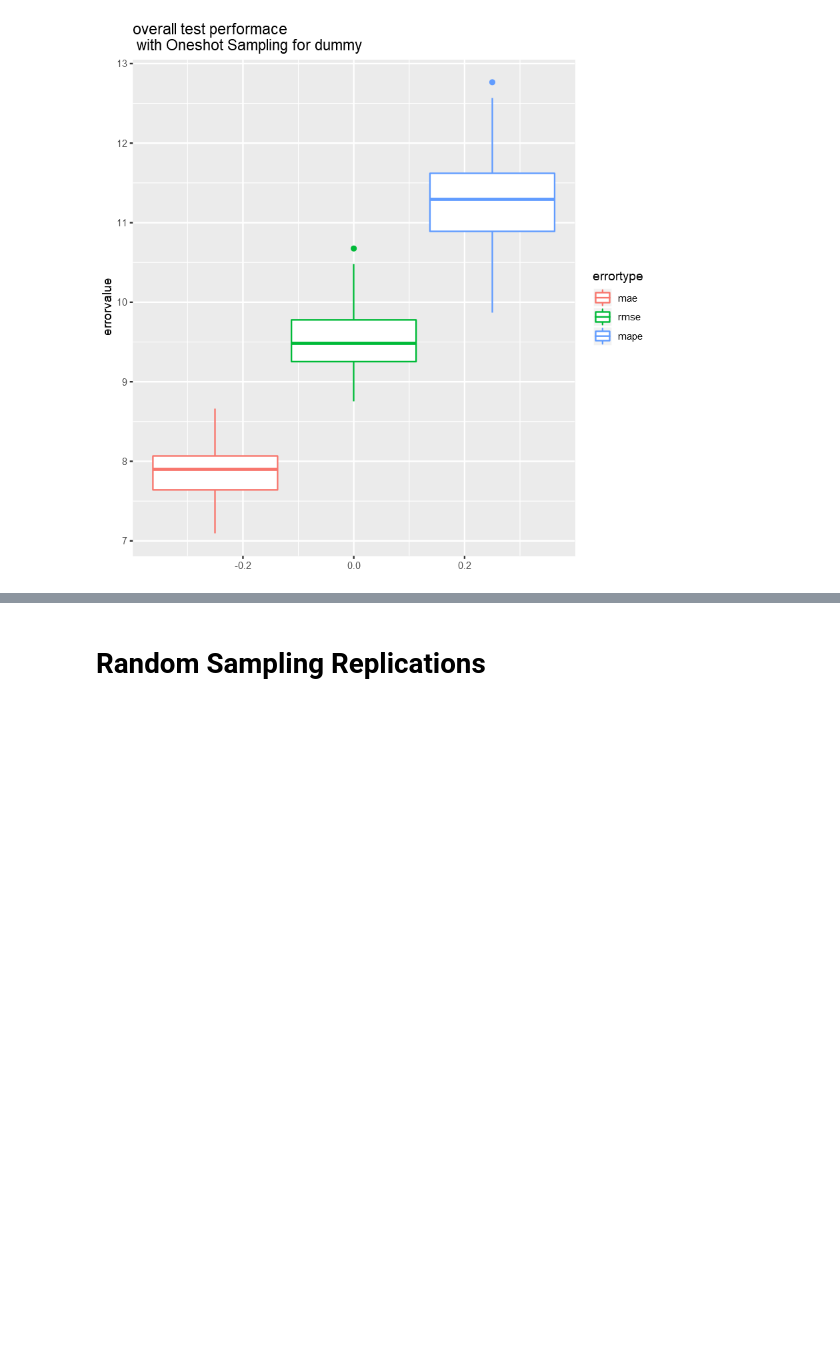
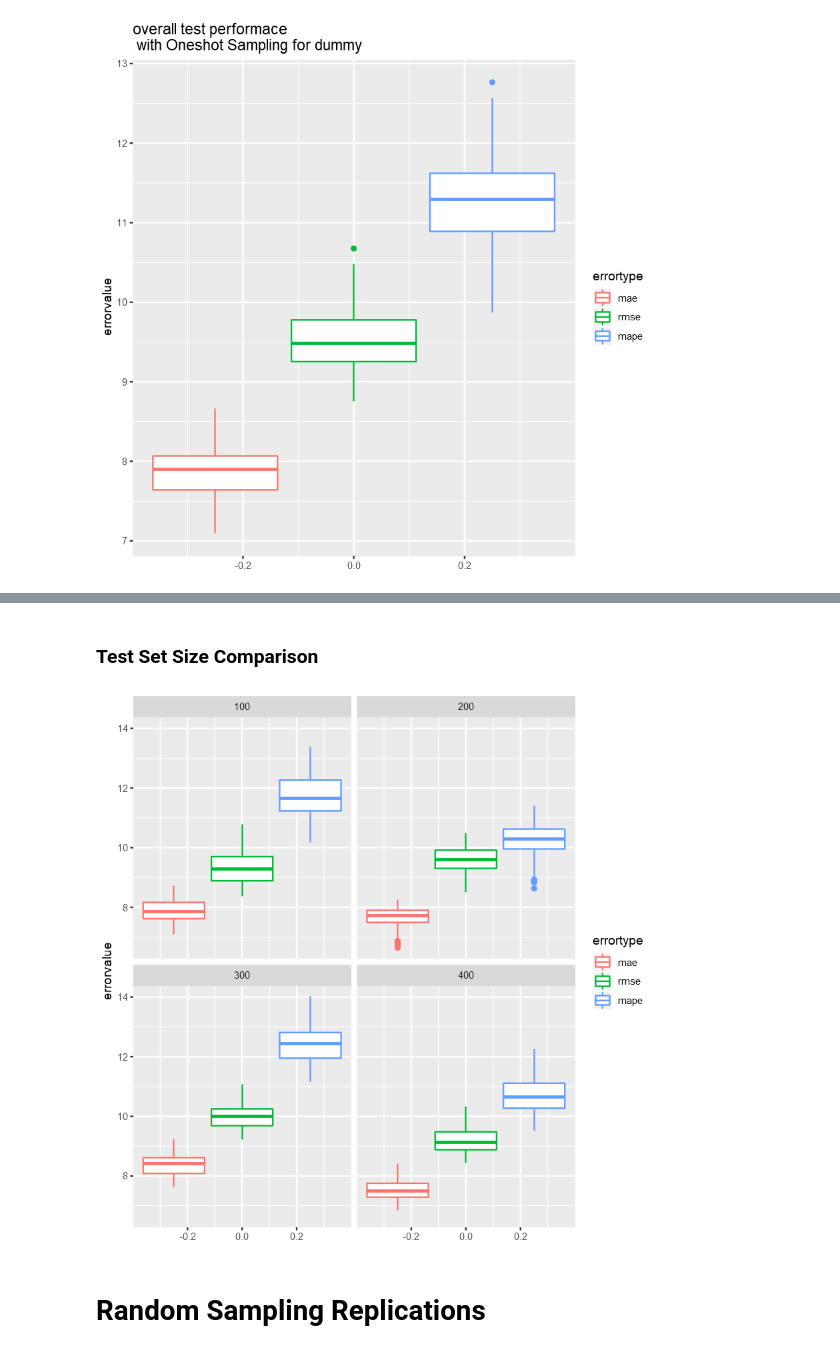
Before and after one commit to paslanpatir/pickleware, a Jupyter notebook: ComparisonResults_SampleRef_50_100.ipynb, the cells around one changed output, grey strips where cells are left out. Drawn from its saved outputs; the diff is of its cells as text; code cells hidden in the pictures; blank space fills up the shorter version.

```diff
--- a/ComparisonResults_SampleRef_50_100.ipynb
+++ b/ComparisonResults_SampleRef_50_100.ipynb
@@ -172,3 +230,12 @@ boxplot.stats(performance_table_oneshot.2[size == 3]$rmse)
+# %% [markdown]
+### Test Set Size Comparison
+# %%
+ggplot(data = performance_molten_oneshot.2, aes(y = errorvalue, group=errortype, col=errortype)) +
+                    geom_boxplot(aes(colour = errortype)) +
+                    facet_wrap(~ size) #+
+                    #labs( caption = paste0("meanRMSE : ",mean(performance_table_oneshot.2$rmse))) +
+# %% [output]
+[figure, added]
 # %% [markdown]
 # Random Sampling Replications
 # %%
```
Also changed, not shown: parts of 36 cells of this notebook.
